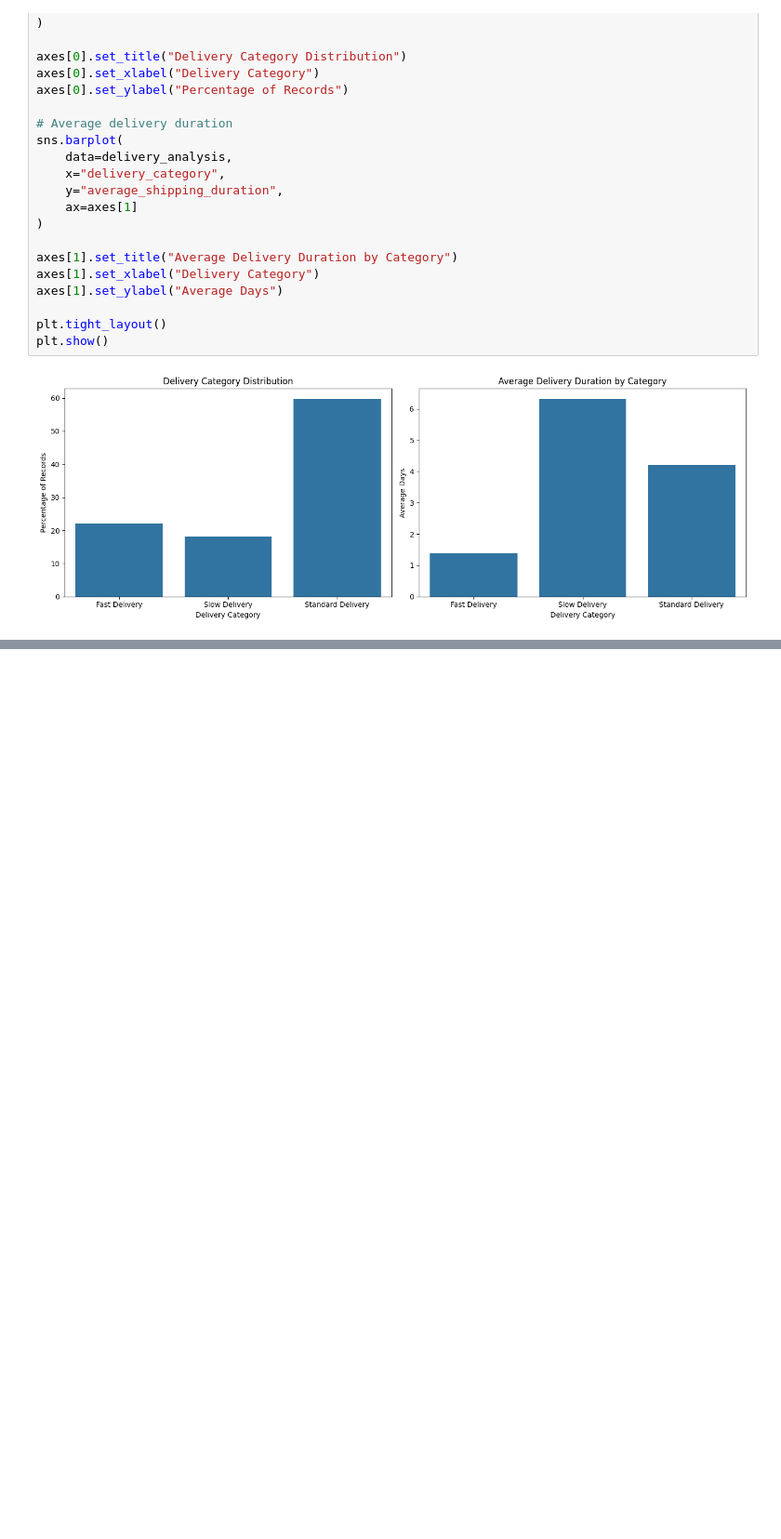
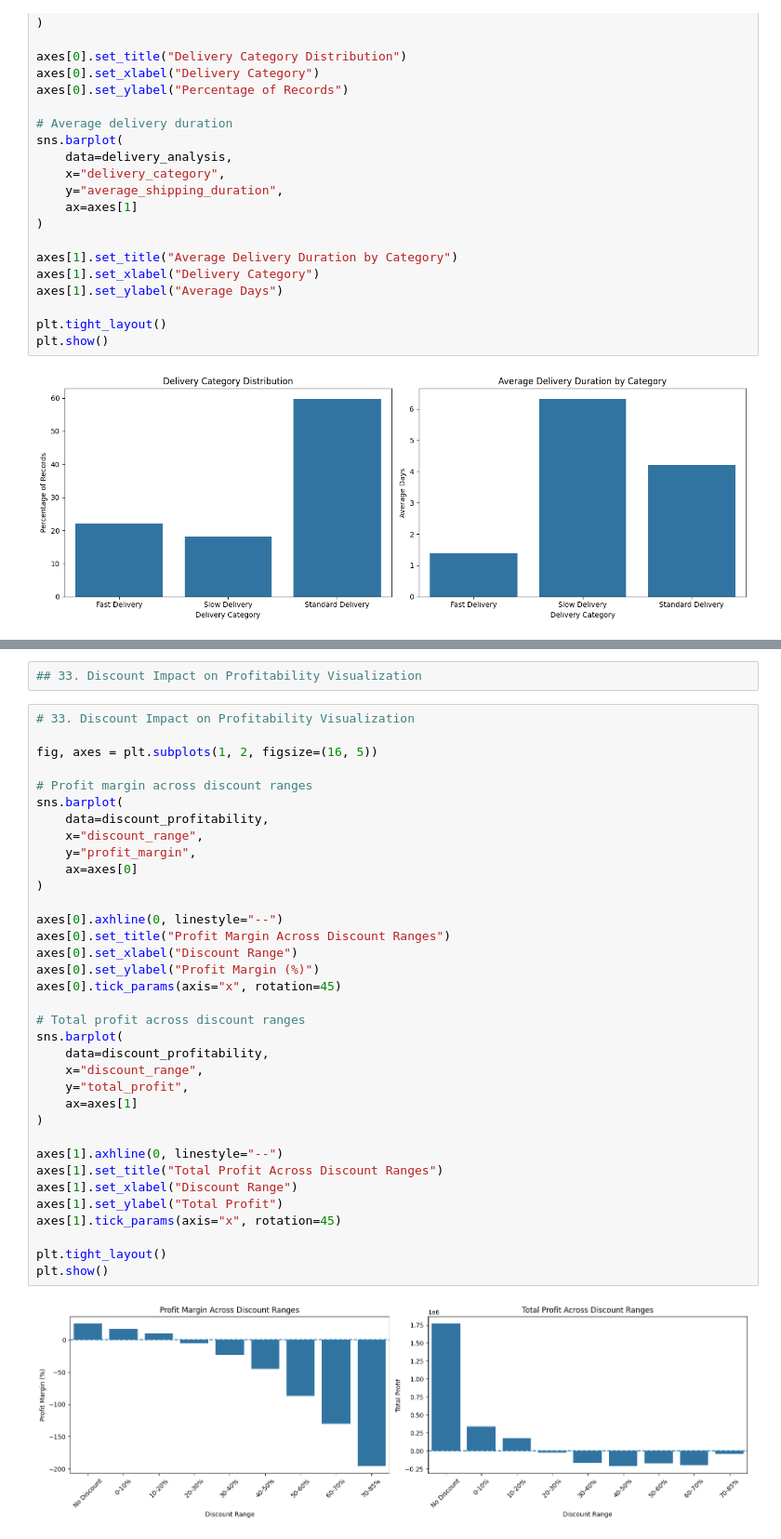
Before and after one commit to code-with-ansh/sales-business-analytics, a Jupyter notebook: notebooks/eda_time_based_analysis.ipynb, the cells around one changed output, grey strips where cells are left out. Shown at 93% size. Cells and saved outputs as stored; diff of their text form; blank space fills up the shorter version.

Commit message:
Add discount impact and profitability analysis

```diff
--- a/notebooks/eda_time_based_analysis.ipynb
+++ b/notebooks/eda_time_based_analysis.ipynb
@@ -1217,0 +1329,39 @@ plt.show()
+# %%
+## 33. Discount Impact on Profitability Visualization
+# %%
+# 33. Discount Impact on Profitability Visualization
+
+fig, axes = plt.subplots(1, 2, figsize=(16, 5))
+
+# Profit margin across discount ranges
+sns.barplot(
+    data=discount_profitability,
+    x="discount_range",
+    y="profit_margin",
+    ax=axes[0]
+)
+
+axes[0].axhline(0, linestyle="--")
+axes[0].set_title("Profit Margin Across Discount Ranges")
+axes[0].set_xlabel("Discount Range")
+axes[0].set_ylabel("Profit Margin (%)")
+axes[0].tick_params(axis="x", rotation=45)
+
+# Total profit across discount ranges
+sns.barplot(
+    data=discount_profitability,
+    x="discount_range",
+    y="total_profit",
+    ax=axes[1]
+)
+
+axes[1].axhline(0, linestyle="--")
+axes[1].set_title("Total Profit Across Discount Ranges")
+axes[1].set_xlabel("Discount Range")
+axes[1].set_ylabel("Total Profit")
+axes[1].tick_params(axis="x", rotation=45)
+
+plt.tight_layout()
+plt.show()
+# %% [output]
+[figure, added]
```
Also changed, not shown: parts of 18 cells of this notebook.
